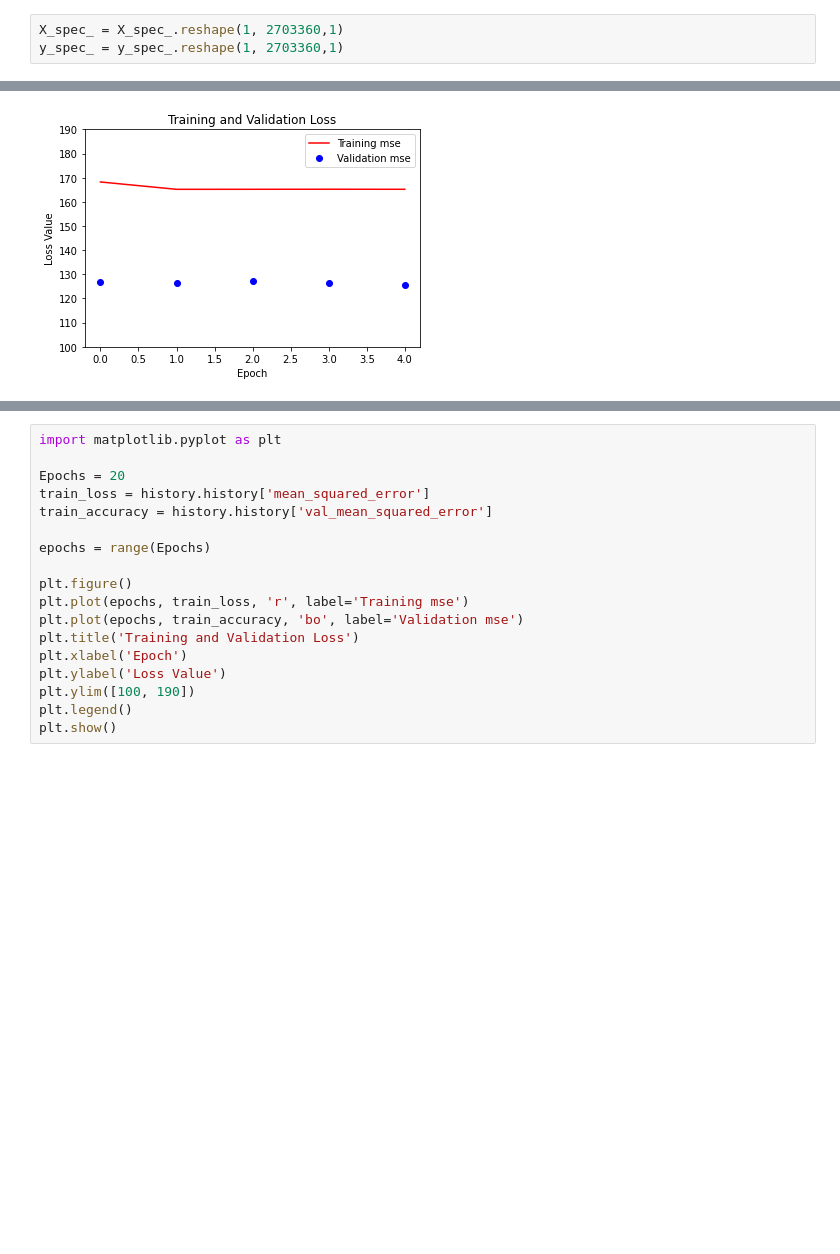
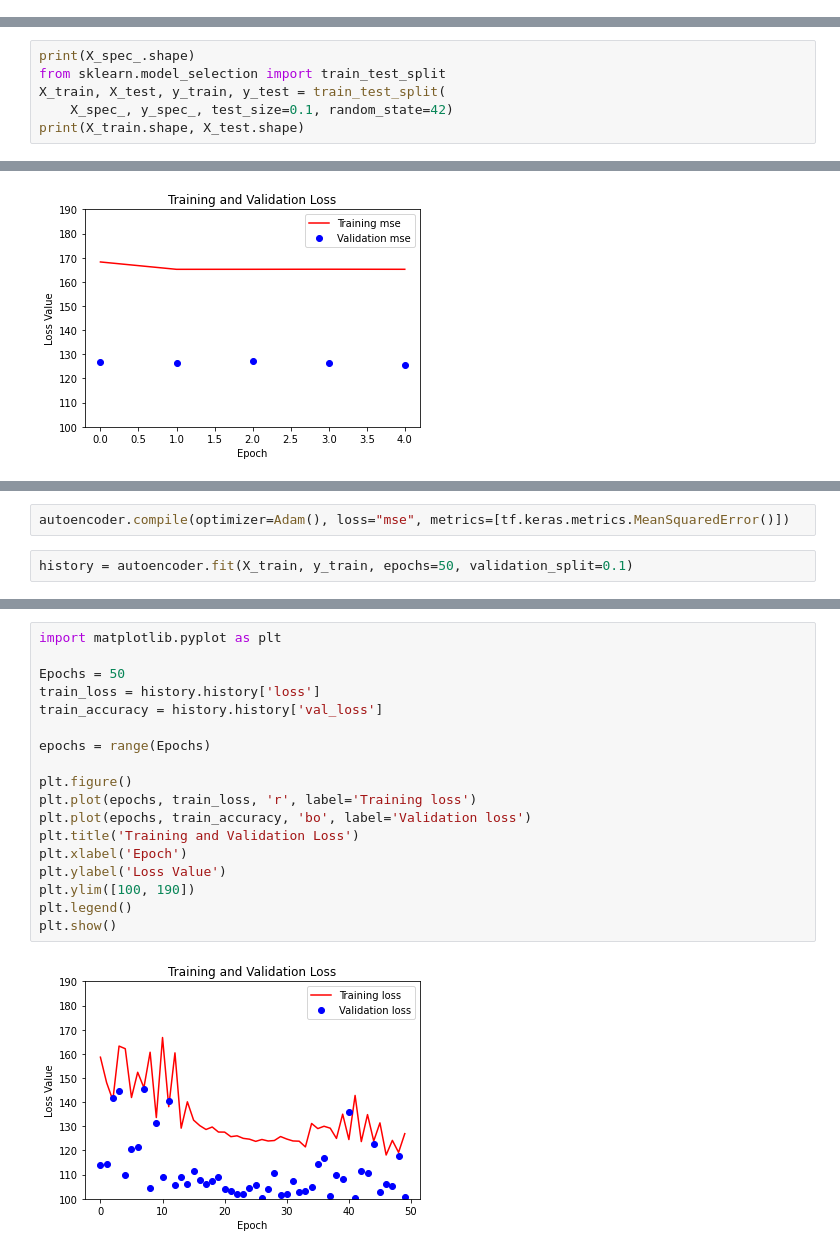
Before and after one commit to CSCCNY/final-project-recomposeclassics, a Jupyter notebook: Bethold_Music_file_preprocessing.ipynb, the cells around one changed output, grey strips where cells are left out. Saved outputs shown, nothing was run; the diff lists cells and outputs as text; blank space fills up the shorter version.

```diff
--- a/Bethold_Music_file_preprocessing.ipynb
+++ b/Bethold_Music_file_preprocessing.ipynb
@@ -29,3 +22,0 @@ n = len(X_spec_[0])
-# %%
-X_spec_ = X_spec_.reshape(1, 2703360,1)
-y_spec_ = y_spec_.reshape(1, 2703360,1)
@@ -39,0 +23,6 @@ from tensorflow.keras.optimizers import Adam
+# %%
+print(X_spec_.shape)
+from sklearn.model_selection import train_test_split
+X_train, X_test, y_train, y_test = train_test_split(
+    X_spec_, y_spec_, test_size=0.1, random_state=42)
+print(X_train.shape, X_test.shape)
@@ -166,0 +196,4 @@ history = model.fit(X_spec_, y_spec_, epochs=20, verbose=0)
+# %%
+autoencoder.compile(optimizer=Adam(), loss="mse", metrics=[tf.keras.metrics.MeanSquaredError()])
+# %%
+history = autoencoder.fit(X_train, y_train, epochs=50, validation_split=0.1)
@@ -167,18 +218,20 @@ history = model.fit(X_spec_, y_spec_, epochs=20, verbose=0)
 # %%
 import matplotlib.pyplot as plt
 
-Epochs = 20
-train_loss = history.history['mean_squared_error']
-train_accuracy = history.history['val_mean_squared_error']
+Epochs = 50
+train_loss = history.history['loss']
+train_accuracy = history.history['val_loss']
 
 epochs = range(Epochs)
 
 plt.figure()
-plt.plot(epochs, train_loss, 'r', label='Training mse')
-plt.plot(epochs, train_accuracy, 'bo', label='Validation mse')
+plt.plot(epochs, train_loss, 'r', label='Training loss')
+plt.plot(epochs, train_accuracy, 'bo', label='Validation loss')
 plt.title('Training and Validation Loss')
 plt.xlabel('Epoch')
 plt.ylabel('Loss Value')
 plt.ylim([100, 190])
 plt.legend()
 plt.show()
+# %% [output]
+[figure, added]
```
Also changed, not shown: parts of 12 cells of this notebook.
